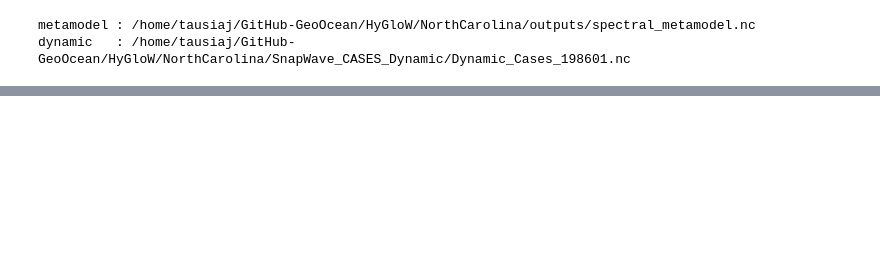
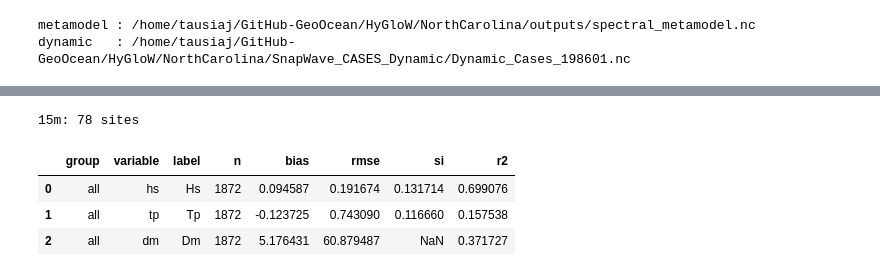
Before and after one commit to GeoOcean/HyGloW, a Jupyter notebook: NorthCarolina/05_Validate_Metamodel.ipynb, the cells around one changed output, grey strips where cells are left out. Saved outputs shown, nothing was run; the diff lists cells and outputs as text; code cells hidden in the pictures; blank space fills up the shorter version.

```diff
--- a/NorthCarolina/05_Validate_Metamodel.ipynb
+++ b/NorthCarolina/05_Validate_Metamodel.ipynb
@@ -37,0 +39,7 @@ if result.excluded_sites:
+# %%
+# Optional: validate a single isobath cluster
+cluster = "15m"
+cluster_result = val.validate_against_dynamic(time=time, site_label=cluster)
+print(f"{cluster}: {len(cluster_result.sites)} sites")
+cluster_result.metrics
+# %% [output]
@@ -38,3 +53,8 @@ if result.excluded_sites:
+15m: 78 sites
+|  | group | variable | label | n | bias | rmse | si | r2 |
+| 0 | all | hs | Hs | 1872 | 0.094587 | 0.191674 | 0.131714 | 0.699076 |
+| 1 | all | tp | Tp | 1872 | -0.123725 | 0.743090 | 0.116660 | 0.157538 |
+| 2 | all | dm | Dm | 1872 | 5.176431 | 60.879487 | NaN | 0.371727 |
 # %%
 # Pooled metrics (all sites × time)
 result.metrics
```
Also changed, not shown: parts of 8 cells of this notebook, 8 other files.
